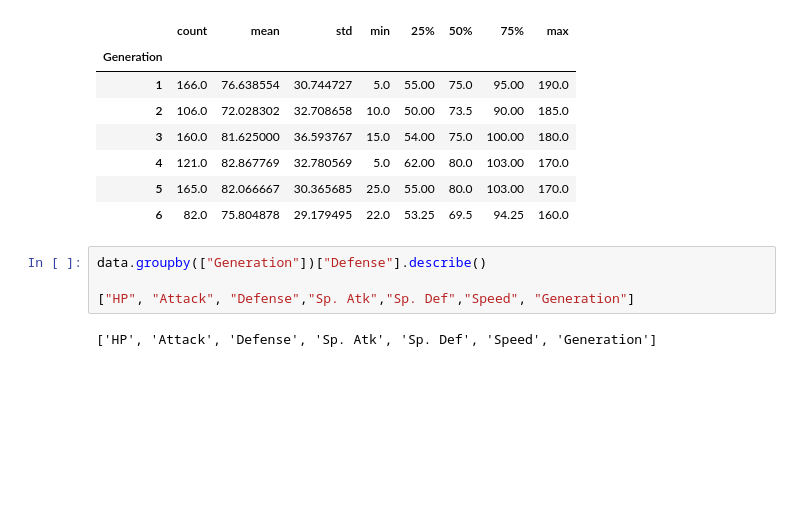
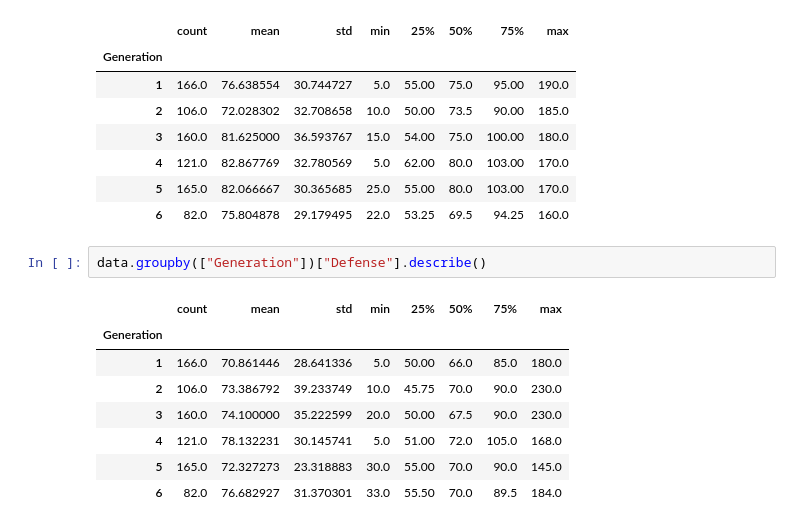
Before and after one commit to Hatulak/data-mining, a Jupyter notebook: ps1.ipynb, the cells around one changed output. Drawn from its saved outputs; the diff is of its cells as text; blank space fills up the shorter version.

```diff
--- a/ps1.ipynb
+++ b/ps1.ipynb
@@ -287,7 +297,12 @@ data.groupby(["Generation"])["Attack"].describe()
 | 6 | 82.0 | 75.804878 | 29.179495 | 22.0 | 53.25 | 69.5 | 94.25 | 160.0 |
 # %%
 data.groupby(["Generation"])["Defense"].describe()
-
-["HP", "Attack", "Defense","Sp. Atk","Sp. Def","Speed", "Generation"]
 # %% [output]
-['HP', 'Attack', 'Defense', 'Sp. Atk', 'Sp. Def', 'Speed', 'Generation']
+|  | count | mean | std | min | 25% | 50% | 75% | max |
+| Generation |  |  |  |  |  |  |  |  |
+| 1 | 166.0 | 70.861446 | 28.641336 | 5.0 | 50.00 | 66.0 | 85.0 | 180.0 |
+| 2 | 106.0 | 73.386792 | 39.233749 | 10.0 | 45.75 | 70.0 | 90.0 | 230.0 |
+| 3 | 160.0 | 74.100000 | 35.222599 | 20.0 | 50.00 | 67.5 | 90.0 | 230.0 |
+| 4 | 121.0 | 78.132231 | 30.145741 | 5.0 | 51.00 | 72.0 | 105.0 | 168.0 |
+| 5 | 165.0 | 72.327273 | 23.318883 | 30.0 | 55.00 | 70.0 | 90.0 | 145.0 |
+| 6 | 82.0 | 76.682927 | 31.370301 | 33.0 | 55.50 | 70.0 | 89.5 | 184.0 |
```
Also changed, not shown: parts of 7 cells of this notebook.
